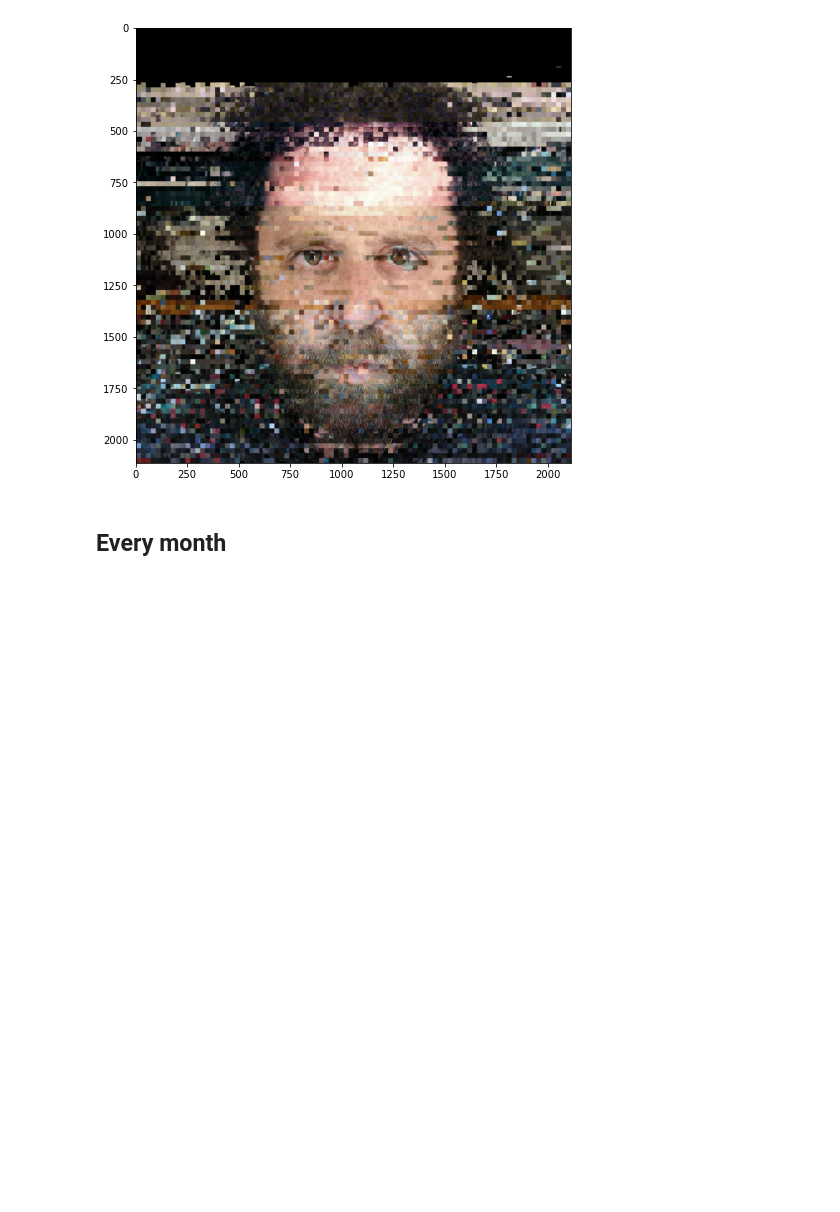
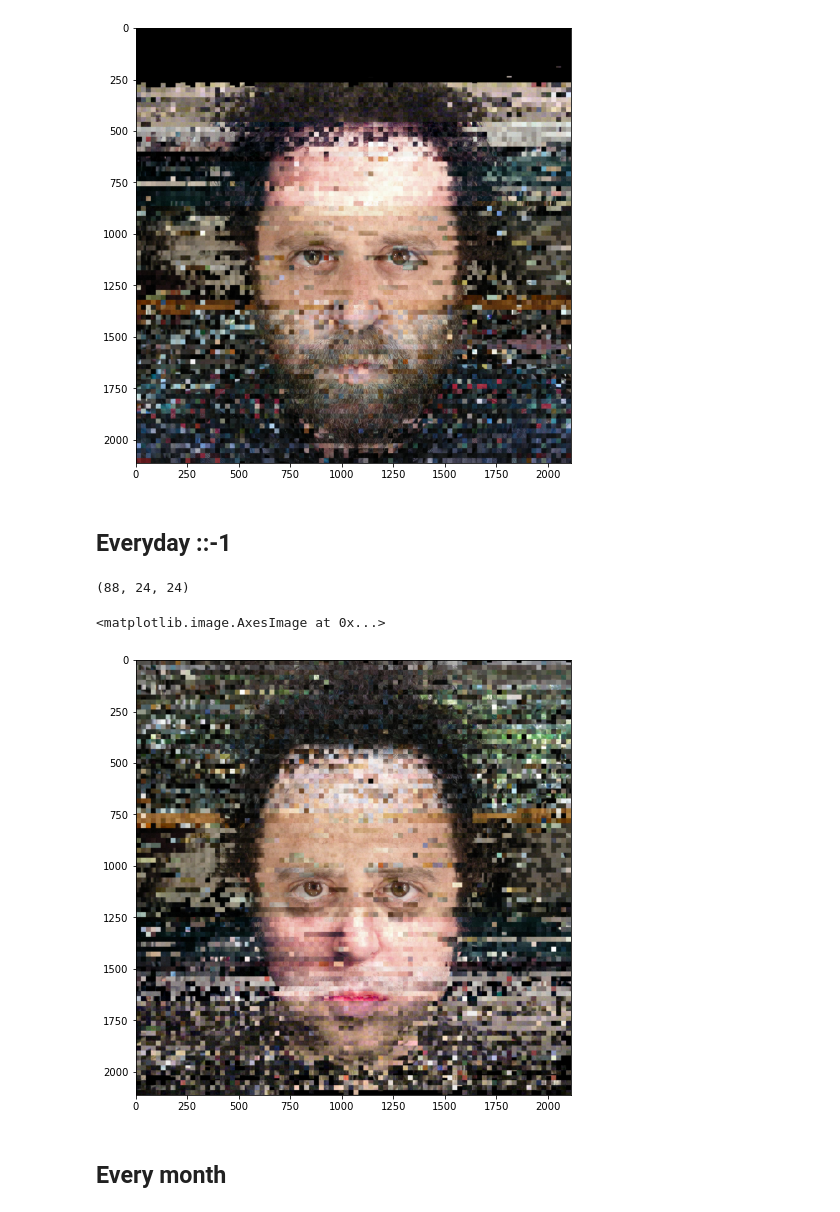
Before and after one commit to miykael/noah_ages, a Jupyter notebook: noah_mosaic_square.ipynb, the cells around one changed output. Cells and saved outputs as stored; diff of their text form; code cells hidden in the pictures; blank space fills up the shorter version.

```diff
--- a/noah_mosaic_square.ipynb
+++ b/noah_mosaic_square.ipynb
@@ -138,3 +138,23 @@ plt.imshow(collage)
 # %% [output]
 <matplotlib.image.AxesImage at 0x...>
 [figure]
+# %% [markdown]
+## Everyday ::-1
+# %%
+N = np.floor(np.sqrt(len(imgs))).astype('int')
+width = int(im.shape[0]/N)
+height = int(im.shape[1]/N)
+N, width, height
+# %% [output]
+(88, 24, 24)
+# %%
+counter = np.arange(N**2)[::-1]
+
+new_img = []
+for i in tqdm(range(N)):
+    row = []
+    for j in range(N):
+        content = io.imread(imgs[counter[i*N+j]])[:, 840:-840].astype('uint8')
+        row.append(content[i*width:(i+1)*width, j*height:(j+1)*height])
+    new_img.append(np.concatenate(row, axis=1))
+collage = np.concatenate(new_img, axis=0)
@@ -141,3 +165,9 @@ plt.imshow(collage)
+# %%
+plt.figure(figsize=(8, 8))
+plt.imshow(collage)
+# %% [output]
+<matplotlib.image.AxesImage at 0x...>
+[figure, added]
 # %% [markdown]
 ## Every month
 # %%
```
Also changed, not shown: parts of 1 cell of this notebook, 2 other files.
